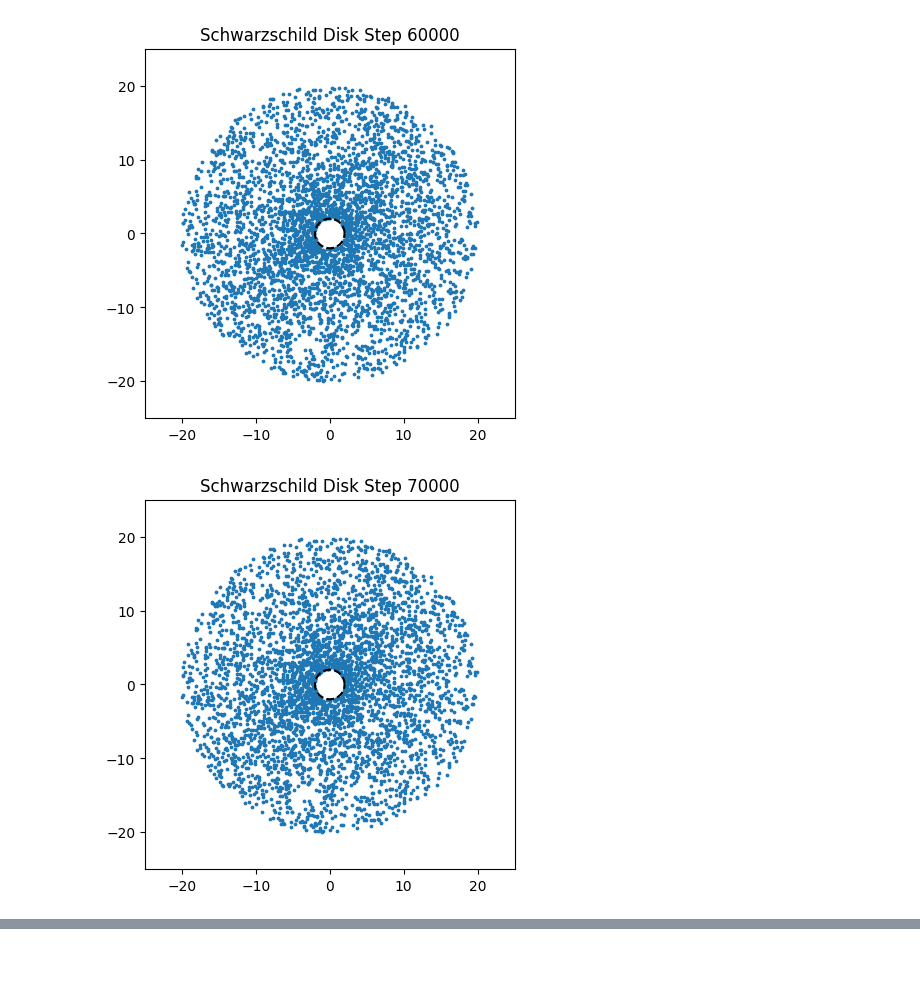
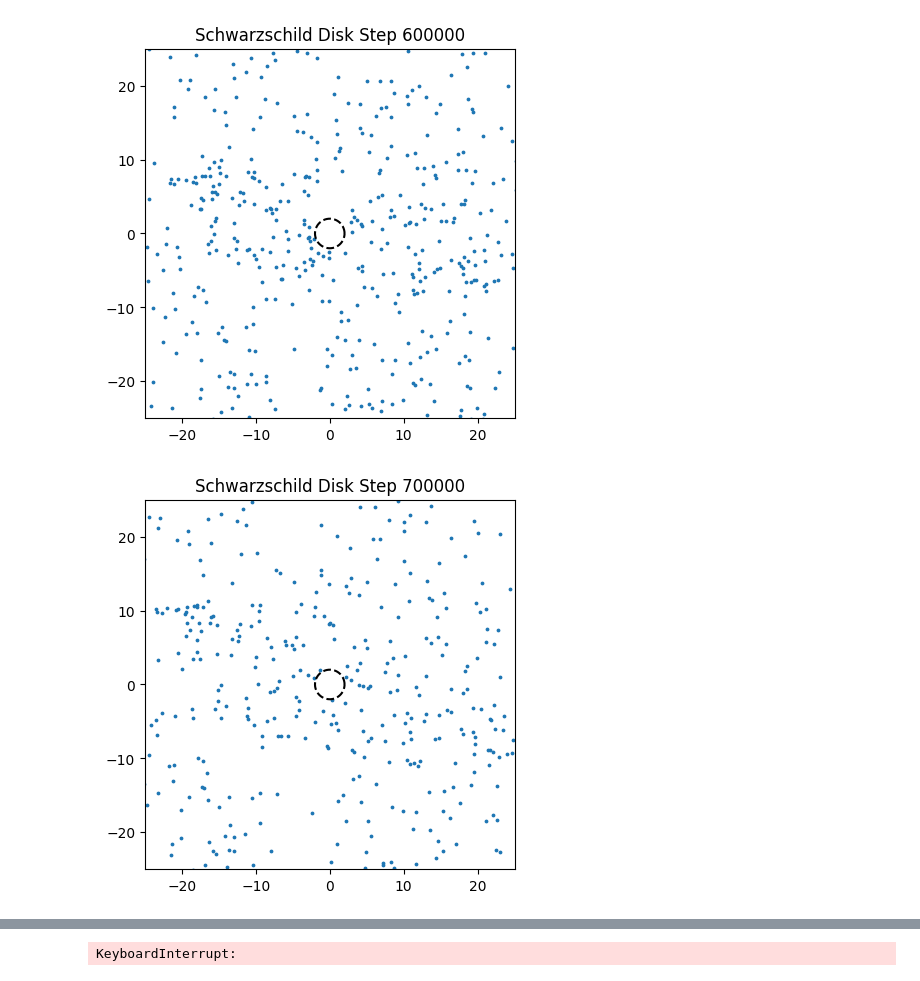
Before and after one commit to ianpajohnsonSBU/WISE_computing_heavens, a Jupyter notebook: PC_STEM_S26/Class_9_S26/rel_accr_disk.ipynb, the cells around one changed output, grey strips where cells are left out. Saved outputs shown, nothing was run; the diff lists cells and outputs as text; code cells hidden in the pictures.

```diff
--- a/PC_STEM_S26/Class_9_S26/rel_accr_disk.ipynb
+++ b/PC_STEM_S26/Class_9_S26/rel_accr_disk.ipynb
@@ -6,8 +6,8 @@ import matplotlib.pyplot as plt
 # Parameters
 # =============================
 M = 1.0
-dt = 1e-5
-N = 4000
+dt = 1e-4
+N = 2000
 
 # =============================
 # Coordinate transforms
@@ -48,7 +48,7 @@ def initialize_disk_GR(N,inner_r=2*M,outer_r = 20* M,e0=0.001):
 # =============================
 # GR evolution step
 # =============================
-def step_GR(r, phi, vr, vphi, vt, drag=0.0, r_capture=2.05*M):
+def step_GR(r, phi, vr, vphi, vt, drag=0.1, r_capture=2.05*M):
 
     # Christoffel symbols
     Gamma_r_tt = M*(r-2*M)/r**3
@@ -137,2 +135,2 @@ Intel MKL WARNING: Support of Intel(R) Streaming SIMD Extensions 4.2 (Intel(R) S
-[figure, old version]
+[figure, new version]
-[figure, old version]
+[figure, new version]
@@ -141,3 +137,4 @@ Intel MKL WARNING: Support of Intel(R) Streaming SIMD Extensions 4.2 (Intel(R) S
+KeyboardInterrupt:
 # %%
 def compute_observables(r, phi, vr, vphi):
     # wrap phi to [0, 2π]
```
Also changed, not shown: parts of 3 cells of this notebook, 4 other files.
